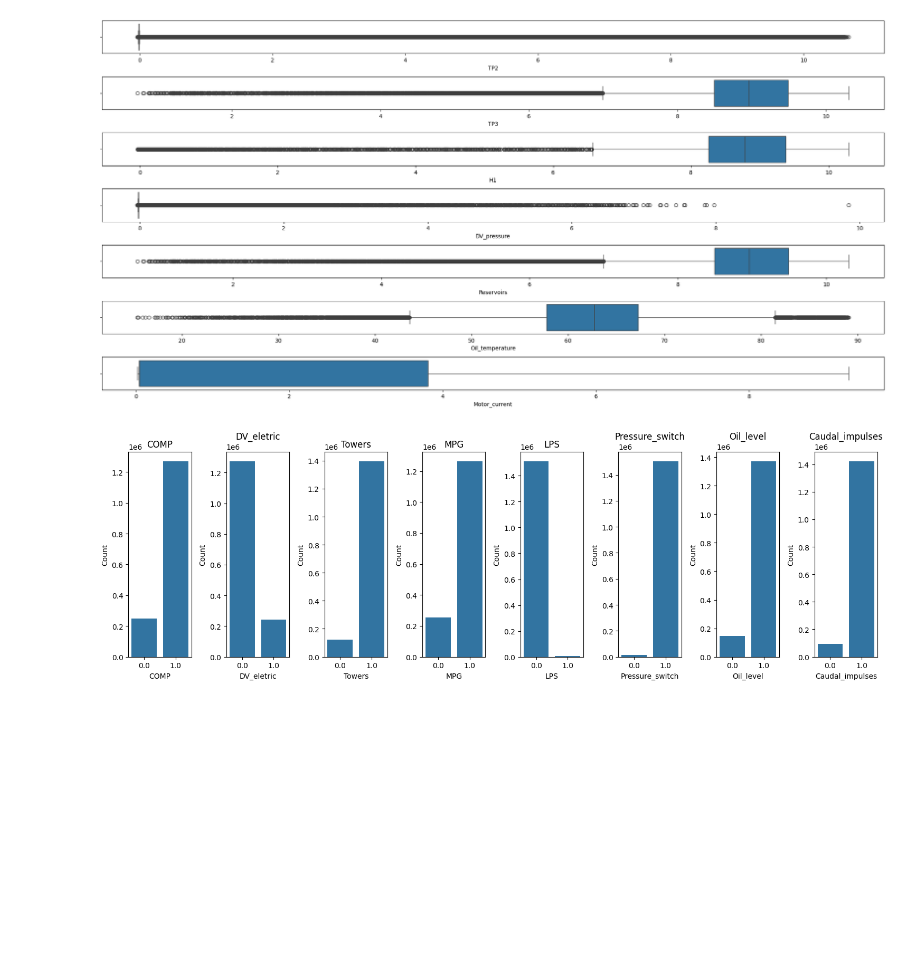
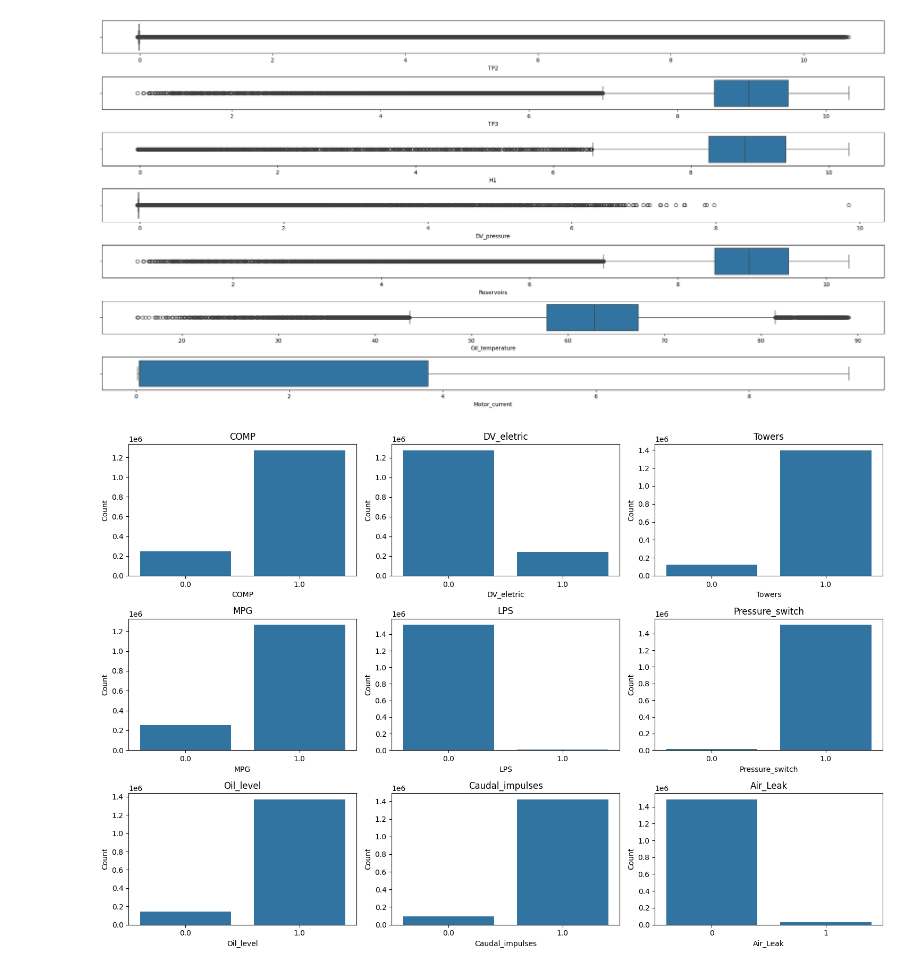
Before and after one commit to sfaxibrahim/Mlops, a Jupyter notebook: notebooks/Data_preprocess.ipynb, the cells around one changed output. Saved outputs shown, nothing was run; the diff lists cells and outputs as text; code cells hidden in the pictures; blank space fills up the shorter version.

```diff
--- a/notebooks/Data_preprocess.ipynb
+++ b/notebooks/Data_preprocess.ipynb
@@ -79,0 +91,3 @@ df.describe().transpose()
+# %%
+df["Air_Leak"]=0
+df.head()
@@ -79,0 +101,13 @@ df.describe().transpose()
+# %%
+#list of times of airleak instance
+air_leak_instance=[
+    ('4/18/2020 0:00','4/18/2020 23:59'),
+    ('5/29/2020 23:30','5/30/2020 6:00'),
+    ('6/5/2020 10:00','6/7/2020 14:30'),
+    ('7/15/2020 14:30','7/15/2020 19:00')]
+# %%
+df["timestamp"]=pd.to_datetime(df["timestamp"])
+for start_time ,end_time in air_leak_instance:
+    #print(start_time," ////end_time:",end_time)
+    list=(df["timestamp"]>=start_time) &(df['timestamp']<=end_time)
+    df.loc[list,'Air_Leak']=1
@@ -86,7 +136,7 @@ plot feature over time to observe general behavior
 plot feature over feature to observe correlation
 plot feature over target to observe relationship
 # %%
-df.index=pd.to_datetime(df["timestamp"])
+df.index=df["timestamp"]
 df.drop(columns=["timestamp"],inplace=True)
 # %%
 df.head()
@@ -154,14 +204,16 @@ plt.tight_layout()
 [figure]
 # %%
 #categoraical_columns
-fig,ax =plt.subplots(1,8,figsize=(15,5))
+fig,ax =plt.subplots(3,3,figsize=(15,10))
+ax=ax.flatten()
+#print(fig,ax)
 for i , col in enumerate(df.columns[7:]):
     sns.countplot(data=df,  x=col, ax=ax[i])
     ax[i].set_title(f'{col}')
     ax[i].set_xlabel(col)
     ax[i].set_ylabel('Count')
 
 plt.tight_layout()
 plt.show()
 # %% [output]
-[figure, old version]
+[figure, new version]
```
Also changed, not shown: parts of 10 cells of this notebook, 1 other file.
